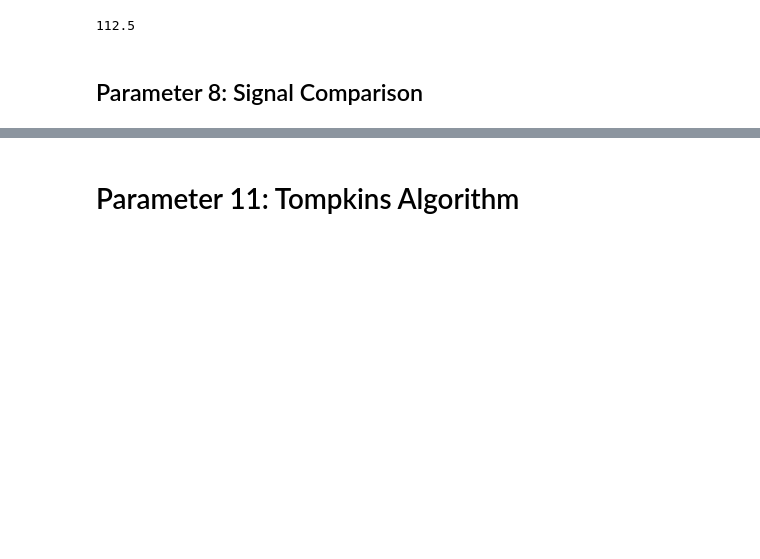
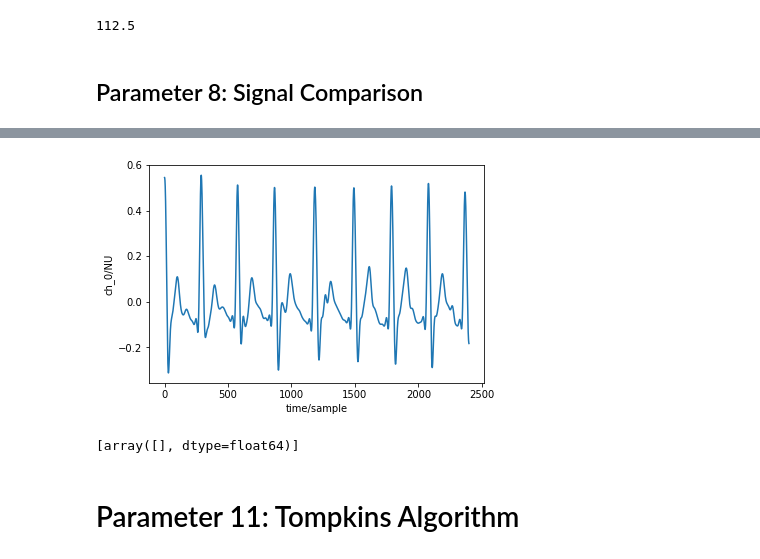
Before and after one commit to AhmadChaiban/War_on_arrhythmia, a Jupyter notebook: Thesis_Notebook.ipynb, the cells around one changed output, grey strips where cells are left out. Drawn from its saved outputs; the diff is of its cells as text; code cells hidden in the pictures; blank space fills up the shorter version.

```diff
--- a/Thesis_Notebook.ipynb
+++ b/Thesis_Notebook.ipynb
@@ -765,3 +818,9 @@ plt.scatter(time[mm],MIT_signal[mm])
+# %%
+wfdb.plot_items(signal=MIT_signal[0:2400], ann_samp=[qrs_inds])
+[qrs_inds]
+# %% [output]
+[figure, added]
+[array([], dtype=float64)]
 # %% [markdown]
 # Parameter 11: Tompkins Algorithm
 # %%
```
Also changed, not shown: parts of 21 cells of this notebook, 1 other file.
